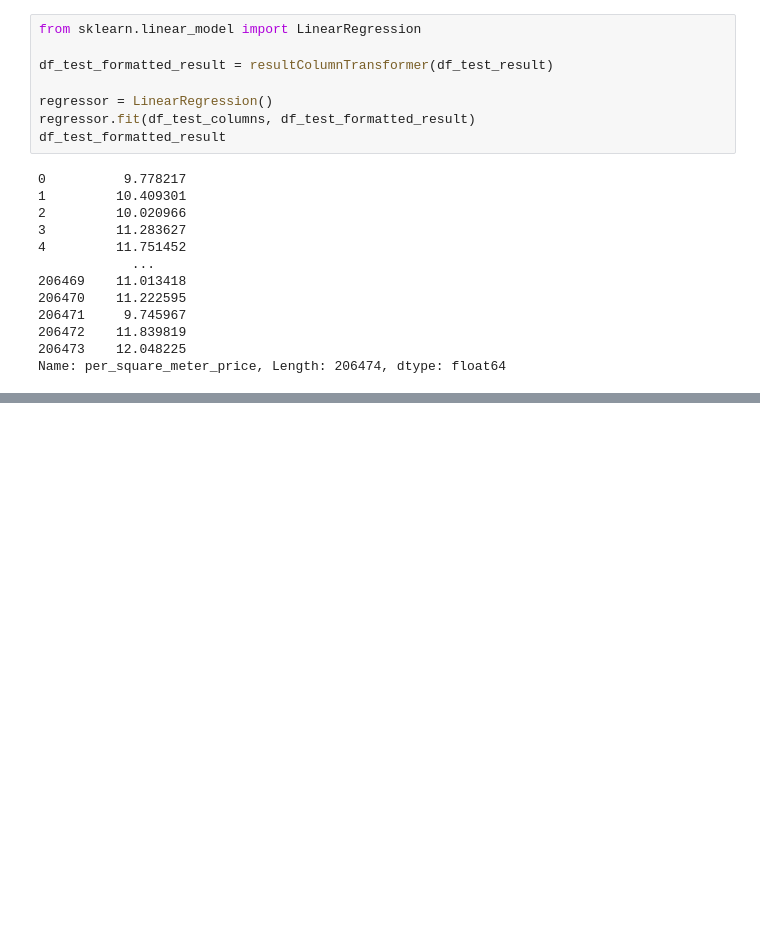
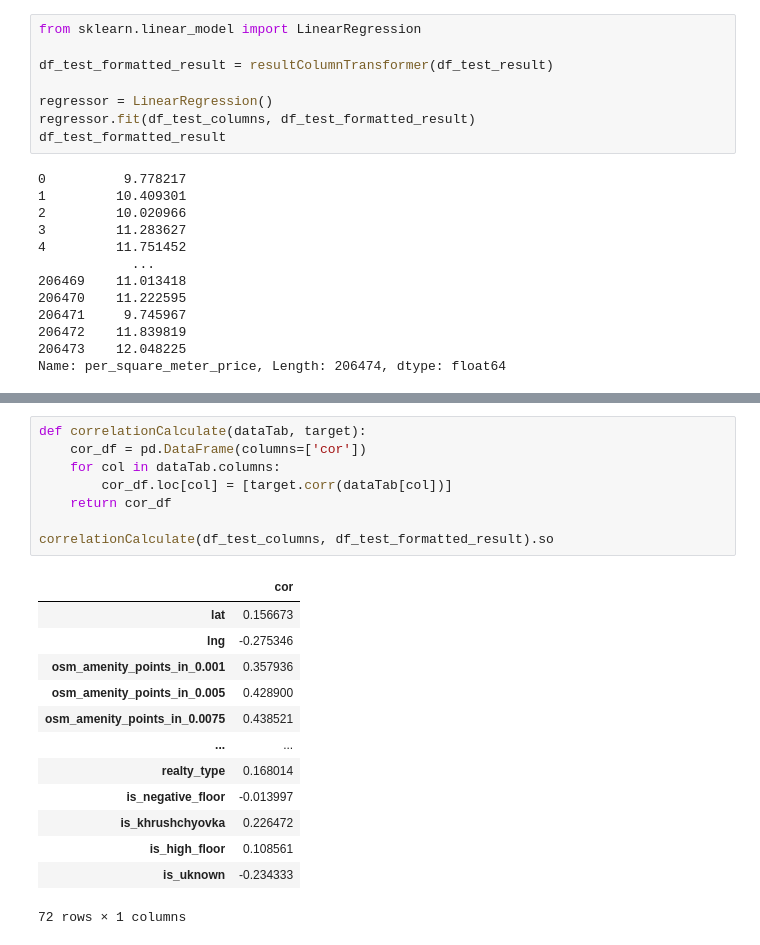
Before and after one commit to MILKA-TOP/andan, a Jupyter notebook: lab_4/Lab_4.ipynb, the cells around one changed output, grey strips where cells are left out. Drawn from its saved outputs; the diff is of its cells as text; blank space fills up the shorter version.

```diff
--- a/lab_4/Lab_4.ipynb
+++ b/lab_4/Lab_4.ipynb
@@ -148 +148,23 @@ lab4_res_df
 68825 rows × 2 columns
+# %%
+def correlationCalculate(dataTab, target):
+    cor_df = pd.DataFrame(columns=['cor'])
+    for col in dataTab.columns:
+        cor_df.loc[col] = [target.corr(dataTab[col])]
+    return cor_df
+
+correlationCalculate(df_test_columns, df_test_formatted_result).so
+# %% [output]
+|  | cor |
+| lat | 0.156673 |
+| lng | -0.275346 |
+| osm_amenity_points_in_0.001 | 0.357936 |
+| osm_amenity_points_in_0.005 | 0.428900 |
+| osm_amenity_points_in_0.0075 | 0.438521 |
+| ... | ... |
+| realty_type | 0.168014 |
+| is_negative_floor | -0.013997 |
+| is_khrushchyovka | 0.226472 |
+| is_high_floor | 0.108561 |
+| is_uknown | -0.234333 |
+72 rows × 1 columns
```
Also changed, not shown: parts of 2 cells of this notebook, 2 other files.
